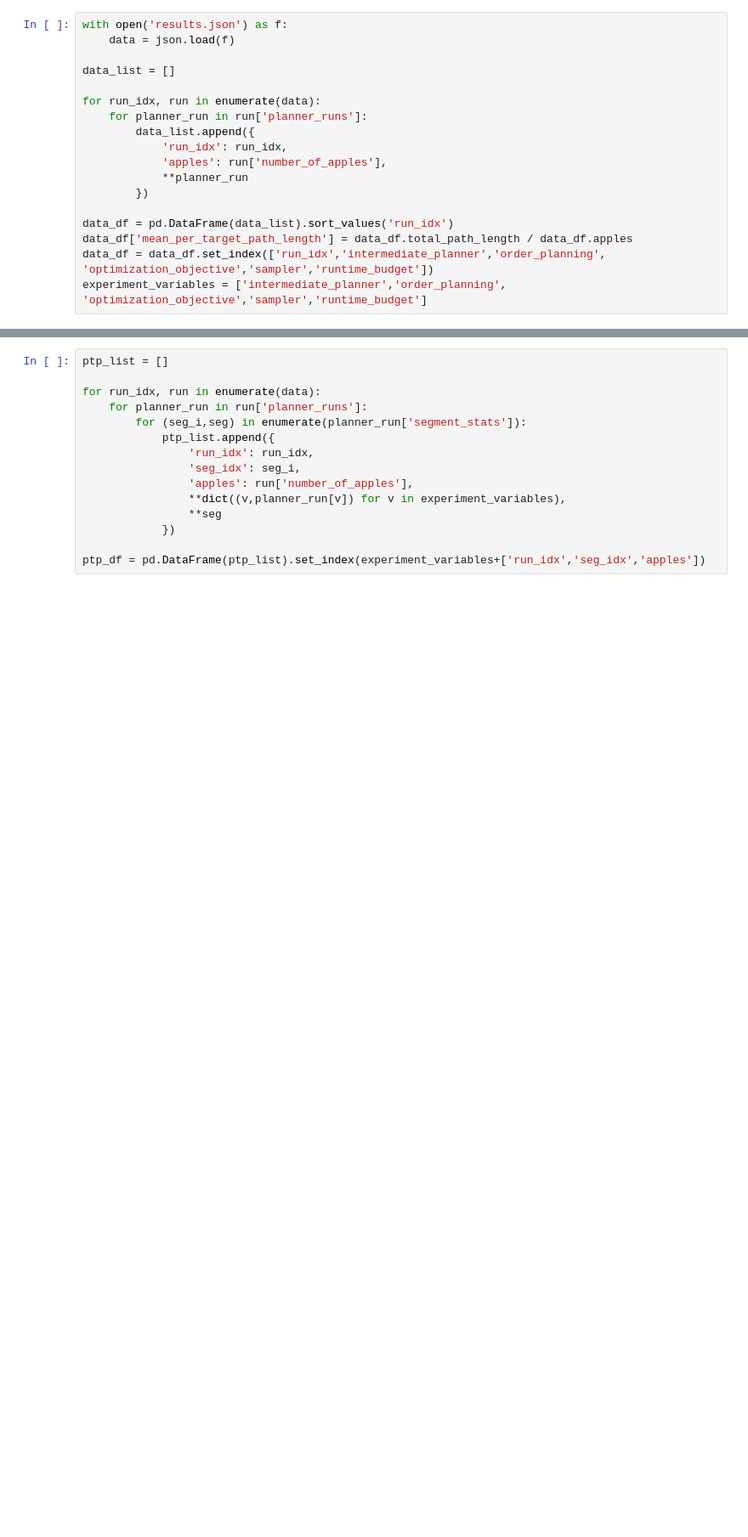
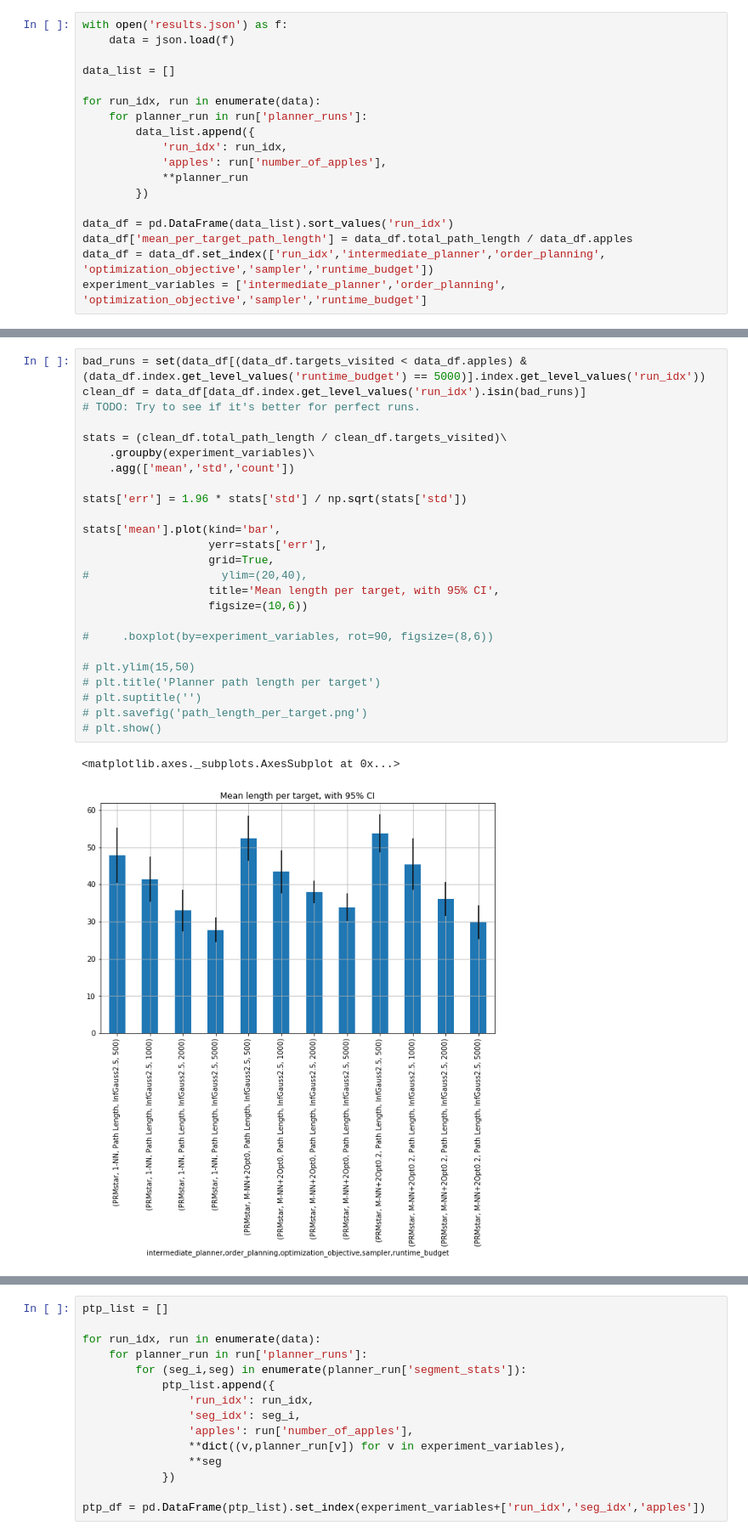
Before and after one commit to werner291/Multigoal-Orchard-Drone-Planning-Library, a Jupyter notebook: analysis/Performance Analysis.ipynb, the cells around one changed output, grey strips where cells are left out. Shown at 85% size. Cells and saved outputs as stored; diff of their text form; blank space fills up the shorter version.

```diff
--- a/analysis/Performance Analysis.ipynb
+++ b/analysis/Performance Analysis.ipynb
@@ -61,3 +61,31 @@ stats['mean'].plot(kind='bar',
+# %%
+bad_runs = set(data_df[(data_df.targets_visited < data_df.apples) & (data_df.index.get_level_values('runtime_budget') == 5000)].index.get_level_values('run_idx'))
+clean_df = data_df[data_df.index.get_level_values('run_idx').isin(bad_runs)]
+# TODO: Try to see if it's better for perfect runs.
+
+stats = (clean_df.total_path_length / clean_df.targets_visited)\
+    .groupby(experiment_variables)\
+    .agg(['mean','std','count'])
+
+stats['err'] = 1.96 * stats['std'] / np.sqrt(stats['std'])
+
+stats['mean'].plot(kind='bar',
+                   yerr=stats['err'],
+                   grid=True,
+#                    ylim=(20,40),
+                   title='Mean length per target, with 95% CI',
+                   figsize=(10,6))
+
+#     .boxplot(by=experiment_variables, rot=90, figsize=(8,6))
+
+# plt.ylim(15,50)
+# plt.title('Planner path length per target')
+# plt.suptitle('')
+# plt.savefig('path_length_per_target.png')
+# plt.show()
+# %% [output]
+<matplotlib.axes._subplots.AxesSubplot at 0x...>
+[figure, added]
 # %%
 stats = (data_df.total_path_length / data_df.targets_visited)\
     .groupby(experiment_variables)\
```
Also changed, not shown: parts of 9 cells of this notebook, 3 other files.
